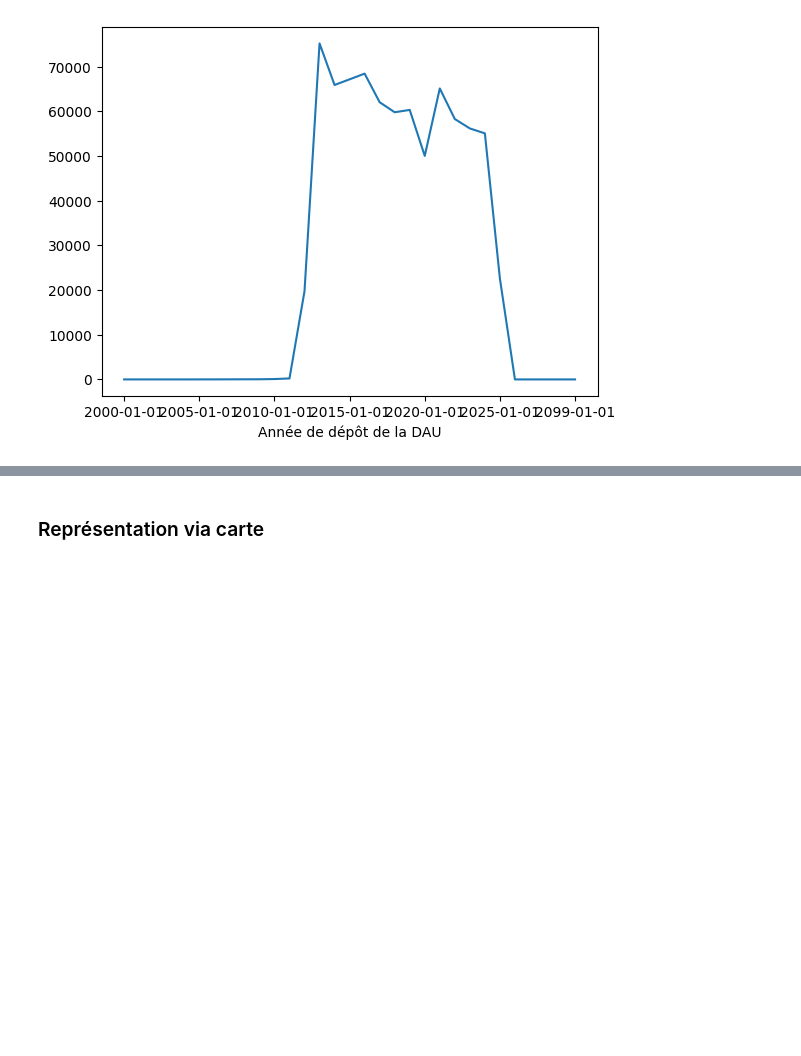
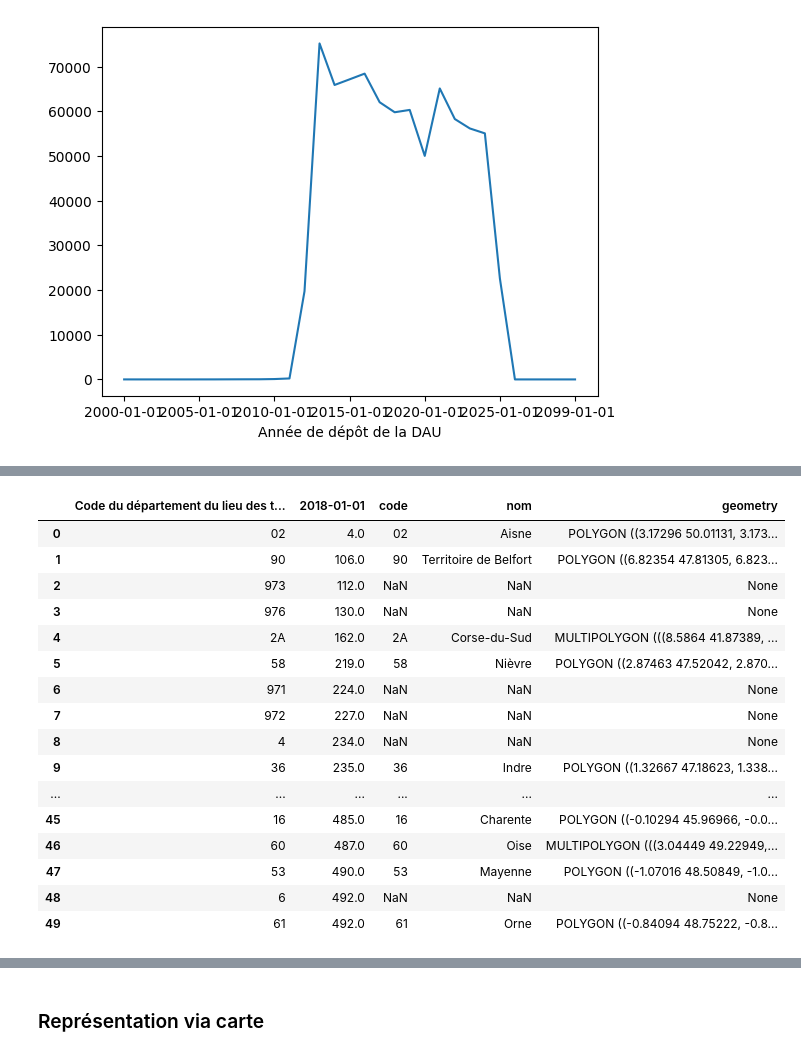
Before and after one commit to m-ligeret/price-signals-construction-activity, a Jupyter notebook: processing_constr_nonresid.ipynb, the cells around one changed output, grey strips where cells are left out. Cells and saved outputs as stored; diff of their text form; code cells hidden in the pictures; blank space fills up the shorter version.

```diff
--- a/processing_constr_nonresid.ipynb
+++ b/processing_constr_nonresid.ipynb
@@ -354,0 +370,28 @@ Name: 2015-01-01, dtype: float64
+# %%
+
+
+gdf = gpd.GeoDataFrame(
+    gdf,
+    geometry="geometry",
+    crs=deps.crs
+)
+
+gdf.head(50)
+# %% [output]
+|  | Code du département du lieu des t... | 2018-01-01 | code | nom | geometry |
+| 0 | 02 | 4.0 | 02 | Aisne | POLYGON ((3.17296 50.01131, 3.173... |
+| 1 | 90 | 106.0 | 90 | Territoire de Belfort | POLYGON ((6.82354 47.81305, 6.823... |
+| 2 | 973 | 112.0 | NaN | NaN | None |
+| 3 | 976 | 130.0 | NaN | NaN | None |
+| 4 | 2A | 162.0 | 2A | Corse-du-Sud | MULTIPOLYGON (((8.5864 41.87389, ... |
+| 5 | 58 | 219.0 | 58 | Nièvre | POLYGON ((2.87463 47.52042, 2.870... |
+| 6 | 971 | 224.0 | NaN | NaN | None |
+| 7 | 972 | 227.0 | NaN | NaN | None |
+| 8 | 4 | 234.0 | NaN | NaN | None |
+| 9 | 36 | 235.0 | 36 | Indre | POLYGON ((1.32667 47.18623, 1.338... |
+| ... | ... | ... | ... | ... | ... |
+| 45 | 16 | 485.0 | 16 | Charente | POLYGON ((-0.10294 45.96966, -0.0... |
+| 46 | 60 | 487.0 | 60 | Oise | MULTIPOLYGON (((3.04449 49.22949,... |
+| 47 | 53 | 490.0 | 53 | Mayenne | POLYGON ((-1.07016 48.50849, -1.0... |
+| 48 | 6 | 492.0 | NaN | NaN | None |
+| 49 | 61 | 492.0 | 61 | Orne | POLYGON ((-0.84094 48.75222, -0.8... |
```
Also changed, not shown: parts of 18 cells of this notebook.
